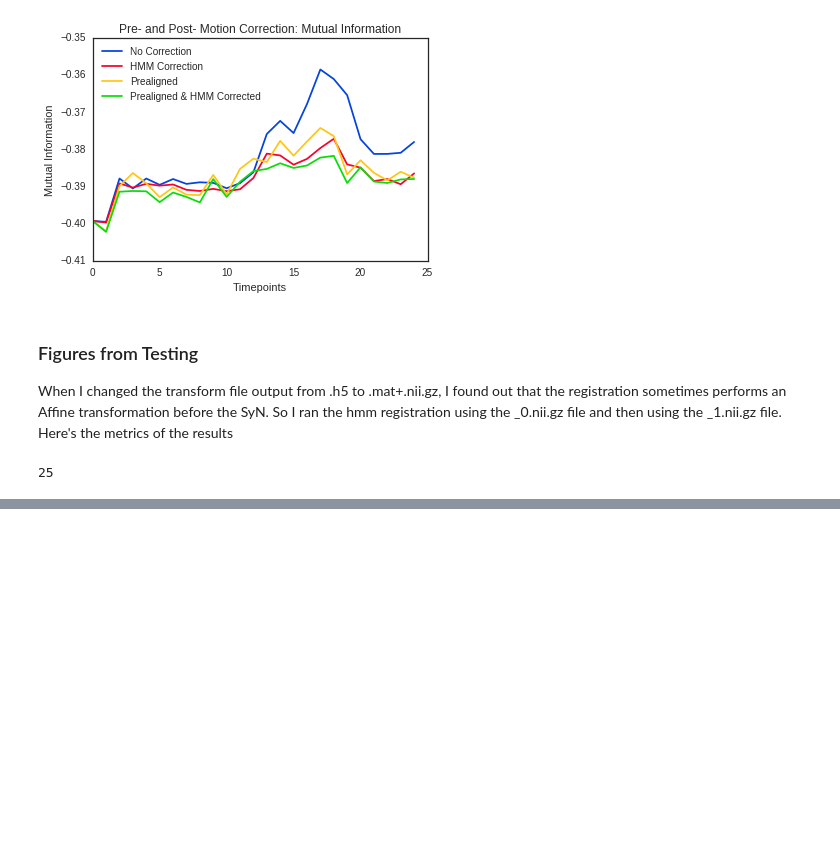
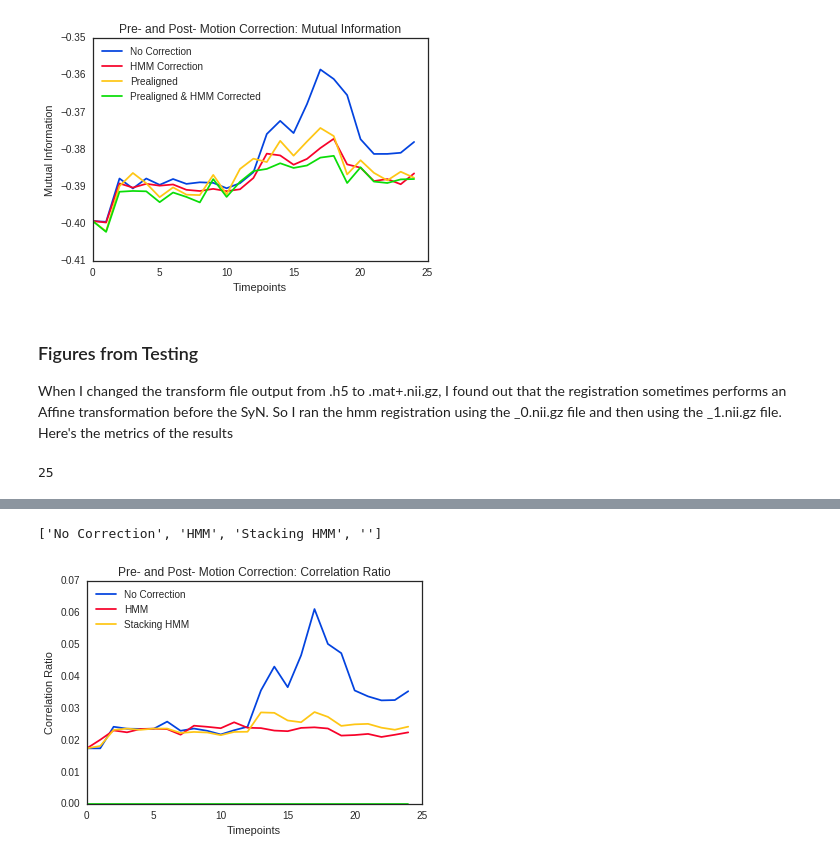
Before and after one commit to jmschabdach/markov-movement-correction, a Jupyter notebook: figureGeneration.ipynb, the cells around one changed output, grey strips where cells are left out. Saved outputs shown, nothing was run; the diff lists cells and outputs as text; code cells hidden in the pictures; blank space fills up the shorter version.

```diff
--- a/figureGeneration.ipynb
+++ b/figureGeneration.ipynb
@@ -252,0 +280,10 @@ plotTimeseriesSimilarities(time[:25], preReg_MI[:25], mi0,
+# %%
+# plot the data - correlation ratio
+plotTimeseriesSimilarities(time[:25], preReg_CorrRatio[:25], corrRatio0[:25],
+                           corrRatio1, placeholder,
+                           title='Pre- and Post- Motion Correction: Correlation Ratio',
+                           ylabel='Correlation Ratio',
+                           simLabels=simLabels)
+# %% [output]
+['No Correction', 'HMM', 'Stacking HMM', '']
+[figure, added]
```
Also changed, not shown: parts of 6 cells of this notebook, 2 other files.
